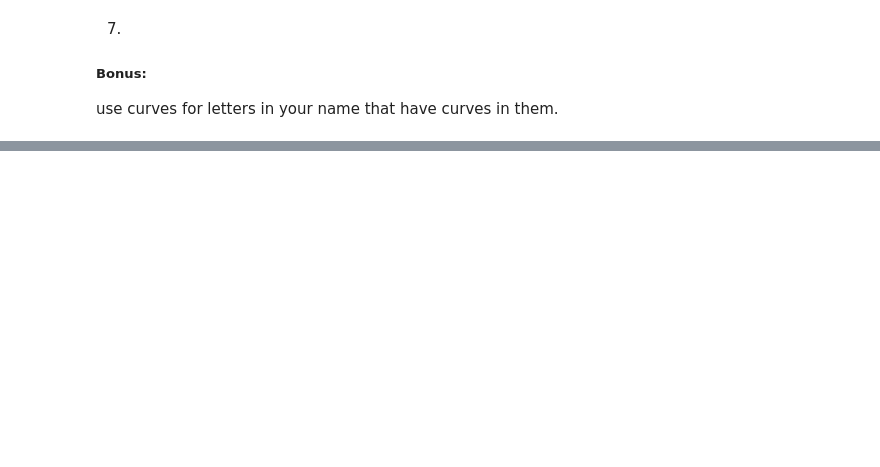
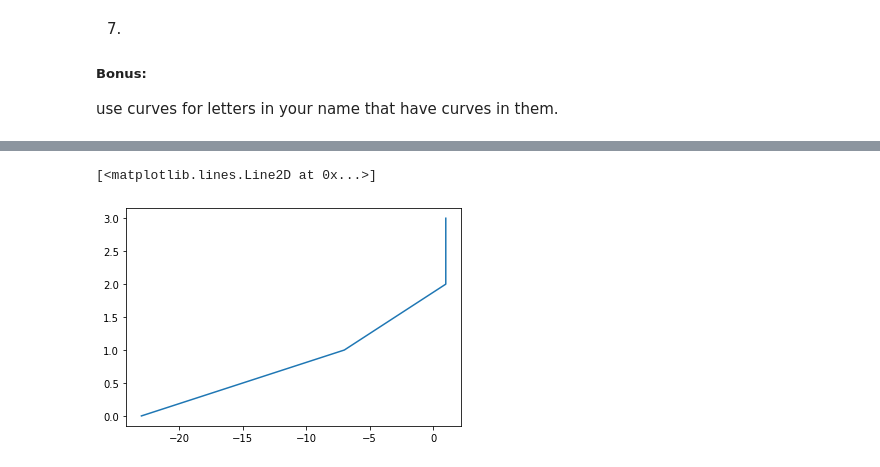
Before and after one commit to Brandon-Martinez27/numpy-pandas-visualization-exercises, a Jupyter notebook: big_o_notation.ipynb, the cells around one changed output, grey strips where cells are left out. Cells and saved outputs as stored; diff of their text form; code cells hidden in the pictures; blank space fills up the shorter version.

```diff
--- a/big_o_notation.ipynb
+++ b/big_o_notation.ipynb
@@ -262,0 +264,7 @@ plt.ylim(0, 5)
+# %%
+bx1 = [-4*n**2+20*n-23 for n in by1]
+by1 = range(0,4)
+plt.plot(bx1,by1)
+# %% [output]
+[<matplotlib.lines.Line2D at 0x...>]
+[figure, added]
```
Also changed, not shown: parts of 4 cells of this notebook, 1 other file.
